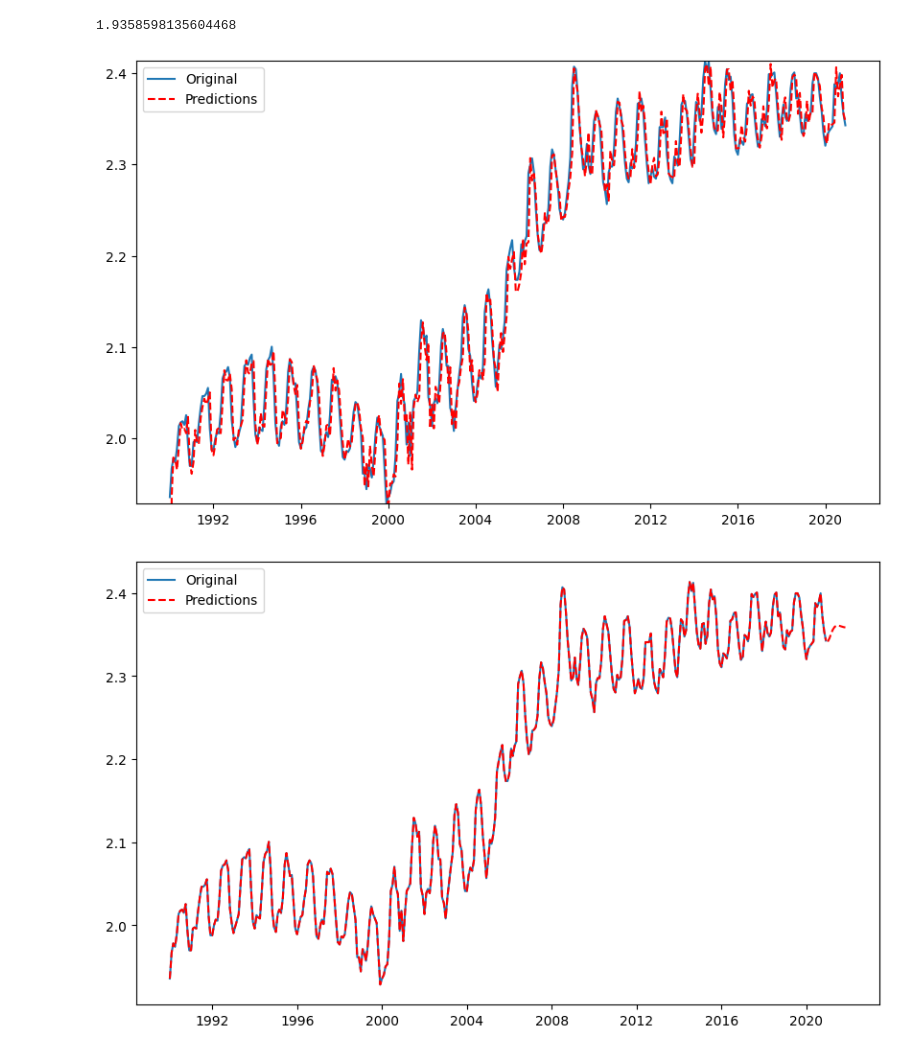
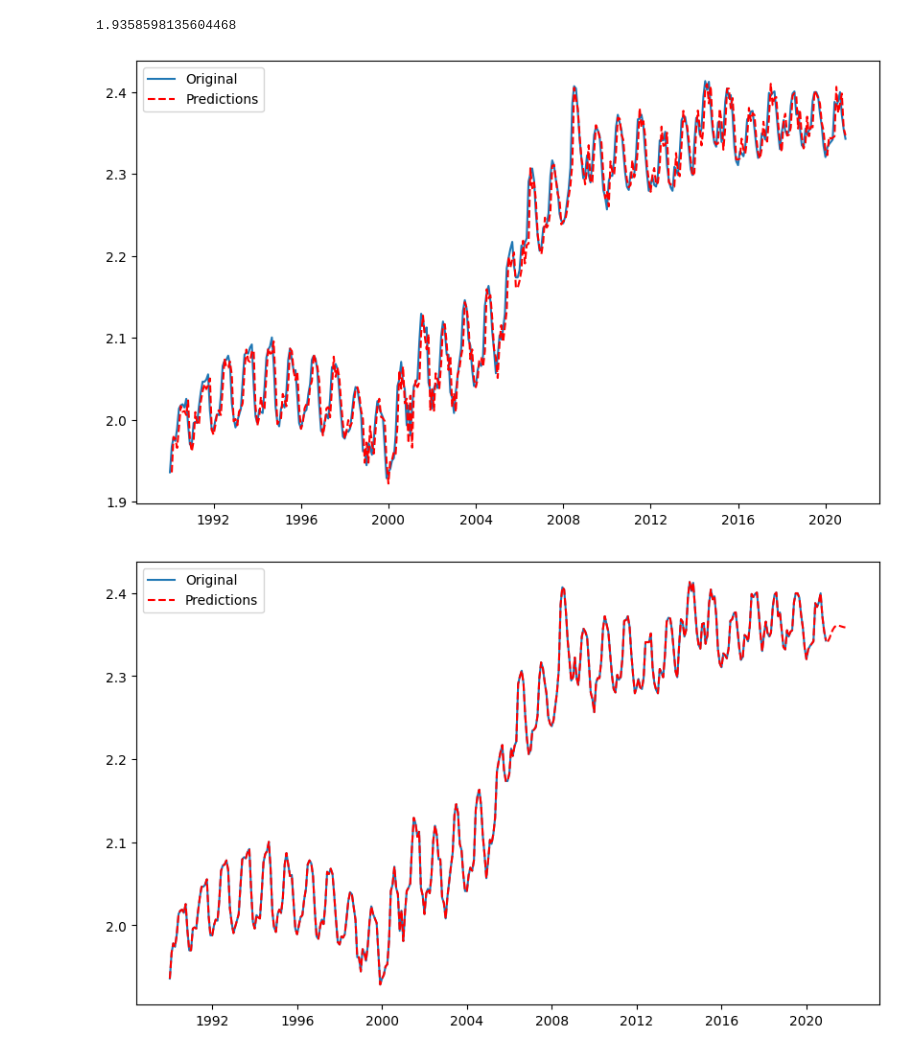
Before and after one commit to bktakacs/springboard_dsc_capstone3, a Jupyter notebook: first.ipynb, the cells around one changed output. Saved outputs shown, nothing was run; the diff lists cells and outputs as text; code cells hidden in the pictures.

```diff
--- a/first.ipynb
+++ b/first.ipynb
@@ -357,12 +358,12 @@ model_fit.predict()[1]
 # %%
 plt.figure(figsize=(10, 6))
 plt.plot(ylog, label='Original')
-plt.plot(model_fit.predict(), color = 'red', ls='--', label='Predictions')
+plt.plot(model_fit.predict()[1:], color = 'red', ls='--', label='Predictions')
 plt.legend(loc='best')
-plt.ylim([ylog.min(), ylog.max()])
+# plt.ylim([ylog.min(), ylog.max()])
 plt.show()
 # %% [output]
-[figure, old version]
+[figure, new version]
 # %%
 forecast_period = 12 # months
 forecast_dates = pd.date_range(start=ylog.index[-1], periods=forecast_period, freq='MS')
```
Also changed, not shown: parts of 11 cells of this notebook.
